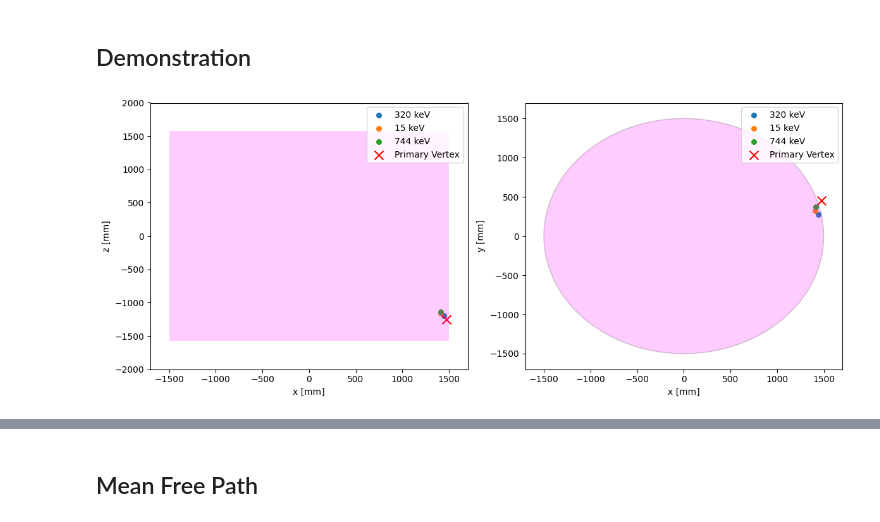
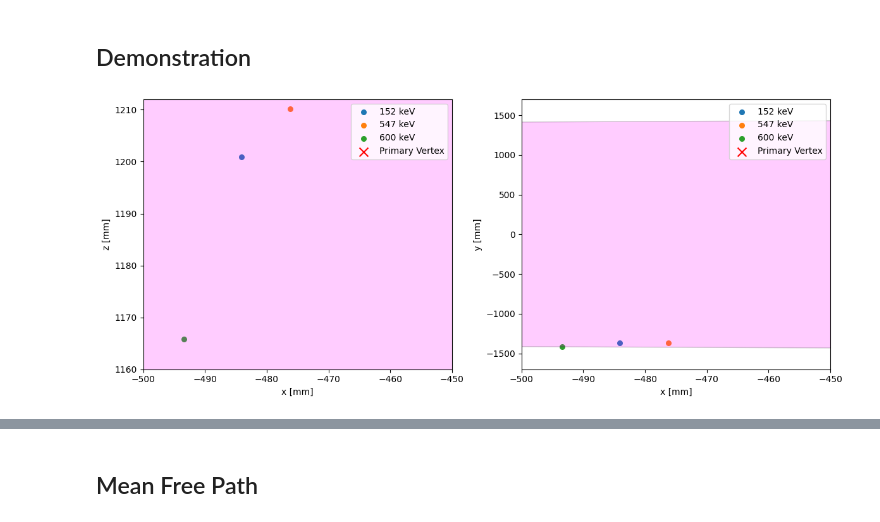
Before and after one commit to jpienaar13/HermeticTPC, a Jupyter notebook: 03_WIS_HTPC.ipynb, the cells around one changed output, grey strips where cells are left out. Drawn from its saved outputs; the diff is of its cells as text; code cells hidden in the pictures.

```diff
--- a/03_WIS_HTPC.ipynb
+++ b/03_WIS_HTPC.ipynb
@@ -17,7 +17,7 @@ def get_unique_events(df):
 def get_event_df(df, event_num):
     return df[df['event'] == event_num]
 
-def visualise_event(df, event_num):
+def visualise_event(df, event_num, xlim=[-1700, 1700], ylim=[-1700, 1700], zlim=[-2000, 2000]):
     event_df = get_event_df(df, event_num)
 
     xp_pri = event_df.loc[:, 'xp_pri'].to_numpy()[0]
@@ -55,8 +55,8 @@ def visualise_event(df, event_num):
     ax1.add_patch(rect)
 
     ax1.legend(loc='upper right')
-    ax1.set_xlim(-1700, 1700)
-    ax1.set_ylim(-2000, 2000)
+    ax1.set_xlim(xlim[0], xlim[1])
+    ax1.set_ylim(zlim[0], zlim[1])
 
     for cluster, y in enumerate(yp):
         ax2.scatter(xp[cluster], y, s = 30, label = f'{int(edep[cluster])} keV')
@@ -79,8 +79,8 @@ def visualise_event(df, event_num):
     ax2.add_patch(circle)
 
     ax2.legend(loc='upper right')
-    ax2.set_xlim(-1700, 1700)
-    ax2.set_ylim(-1700, 1700)
+    ax2.set_xlim(xlim[0], xlim[1])
+    ax2.set_ylim(ylim[0], ylim[1])
 
     plt.tight_layout()
     return None
@@ -149,13 +149,13 @@ def get_ss_ms_edeps(df):
 ## Demonstration
 # %%
 # Parquet filepaths
-filepath_CryoU238  = "/home/hargy/output1.parquet"
-filepath_CryoTh232 = "/home/hargy/output2.parquet"
+filepath_CryoU238  = "/home/hargy/Scientific/Projects/Hermetic-TPC/loc_data/proc/Cryostat_U238_0022.parquet"
+filepath_CryoTh232 = "/home/hargy/Scientific/Projects/Hermetic-TPC/loc_data/proc/Cryostat_Th232_0022.parquet"
 
 # DataFrames
 df_CryoU238  = pd.read_parquet(filepath_CryoU238)
 df_CryoTh232 = pd.read_parquet(filepath_CryoTh232)
 # %%
-visualise_event(df_CryoU238, 223)
+visualise_event(df_CryoU238, 0, xlim=[-500, -450], zlim=[1160, 1212])
 # %% [output]
-[figure, old version]
+[figure, new version]
```
Also changed, not shown: parts of 3 cells of this notebook, 2 other files.
